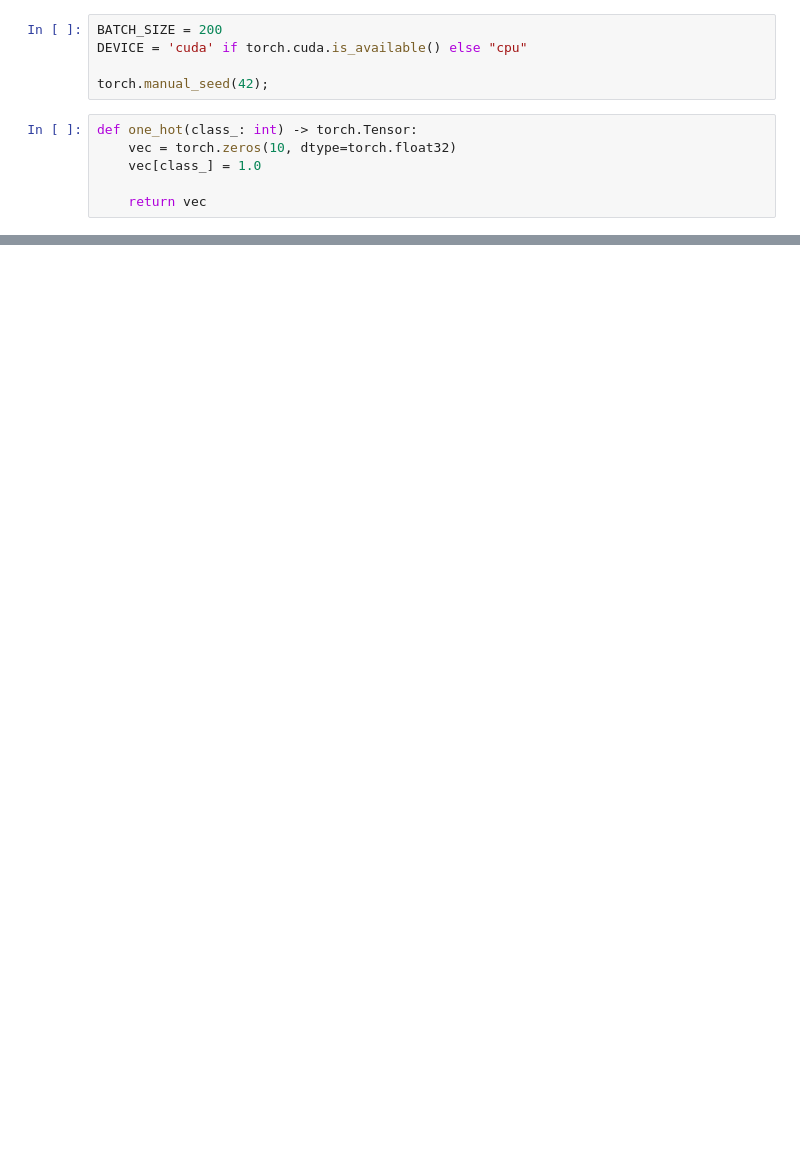
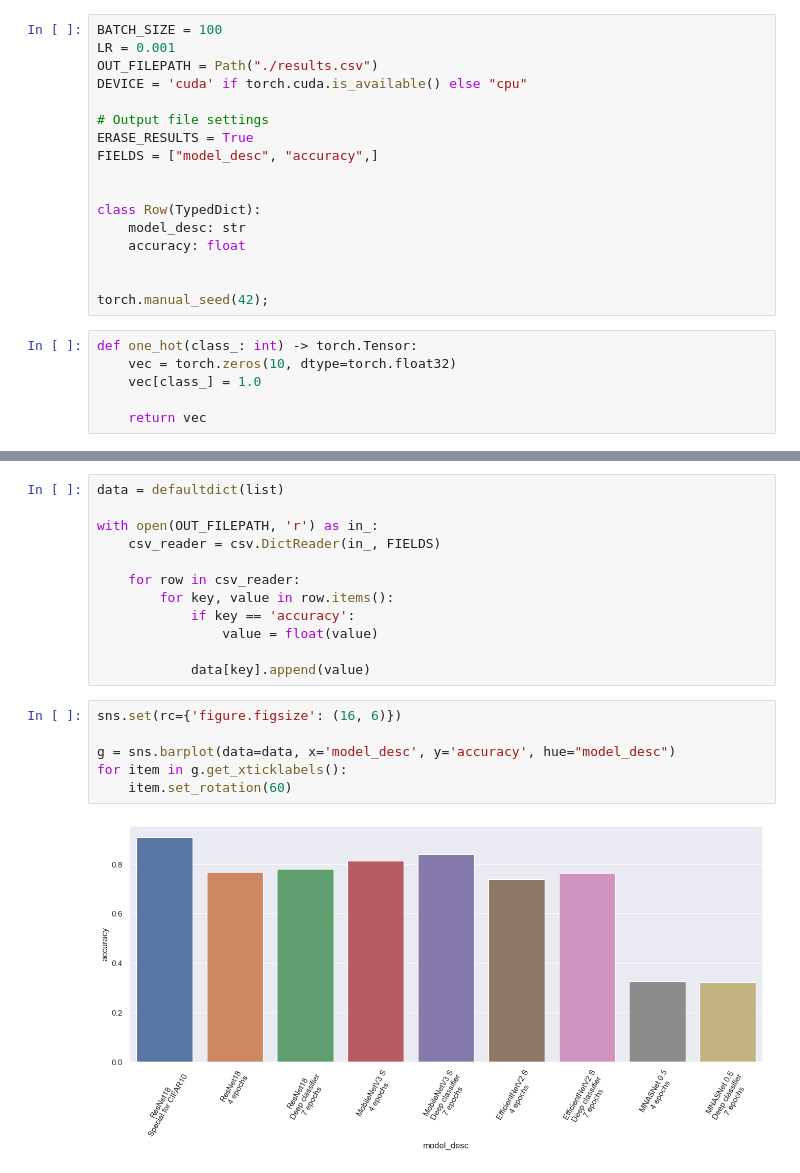
Before and after one commit to Rodimkov/deep-learning-course-practice-2023, a Jupyter notebook: 3822М1ПМкн1/practical_work_2/ruslan_smirnov/source.ipynb, the cells around one changed output, grey strips where cells are left out. Cells and saved outputs as stored; diff of their text form; blank space fills up the shorter version.

```diff
--- a/3822М1ПМкн1/practical_work_2/ruslan_smirnov/source.ipynb
+++ b/3822М1ПМкн1/practical_work_2/ruslan_smirnov/source.ipynb
@@ -8,7 +17,19 @@ from torchvision.datasets import CIFAR10
 # %%
-BATCH_SIZE = 200
+BATCH_SIZE = 100
+LR = 0.001
+OUT_FILEPATH = Path("./results.csv")
 DEVICE = 'cuda' if torch.cuda.is_available() else "cpu"
 
+# Output file settings
+ERASE_RESULTS = True
+FIELDS = ["model_desc", "accuracy",]
+
+
+class Row(TypedDict):
+    model_desc: str
+    accuracy: float
+
+
 torch.manual_seed(42);
 # %%
 def one_hot(class_: int) -> torch.Tensor:
@@ -41,0 +255,20 @@ Files already downloaded and verified
+# %%
+data = defaultdict(list)
+
+with open(OUT_FILEPATH, 'r') as in_:
+    csv_reader = csv.DictReader(in_, FIELDS)
+
+    for row in csv_reader:
+        for key, value in row.items():
+            if key == 'accuracy':
+                value = float(value)
+
+            data[key].append(value)
+# %%
+sns.set(rc={'figure.figsize': (16, 6)})
+
+g = sns.barplot(data=data, x='model_desc', y='accuracy', hue="model_desc")
+for item in g.get_xticklabels():
+    item.set_rotation(60)
+# %% [output]
+[figure, added]
```
Also changed, not shown: parts of 10 cells of this notebook, 1 other file.
